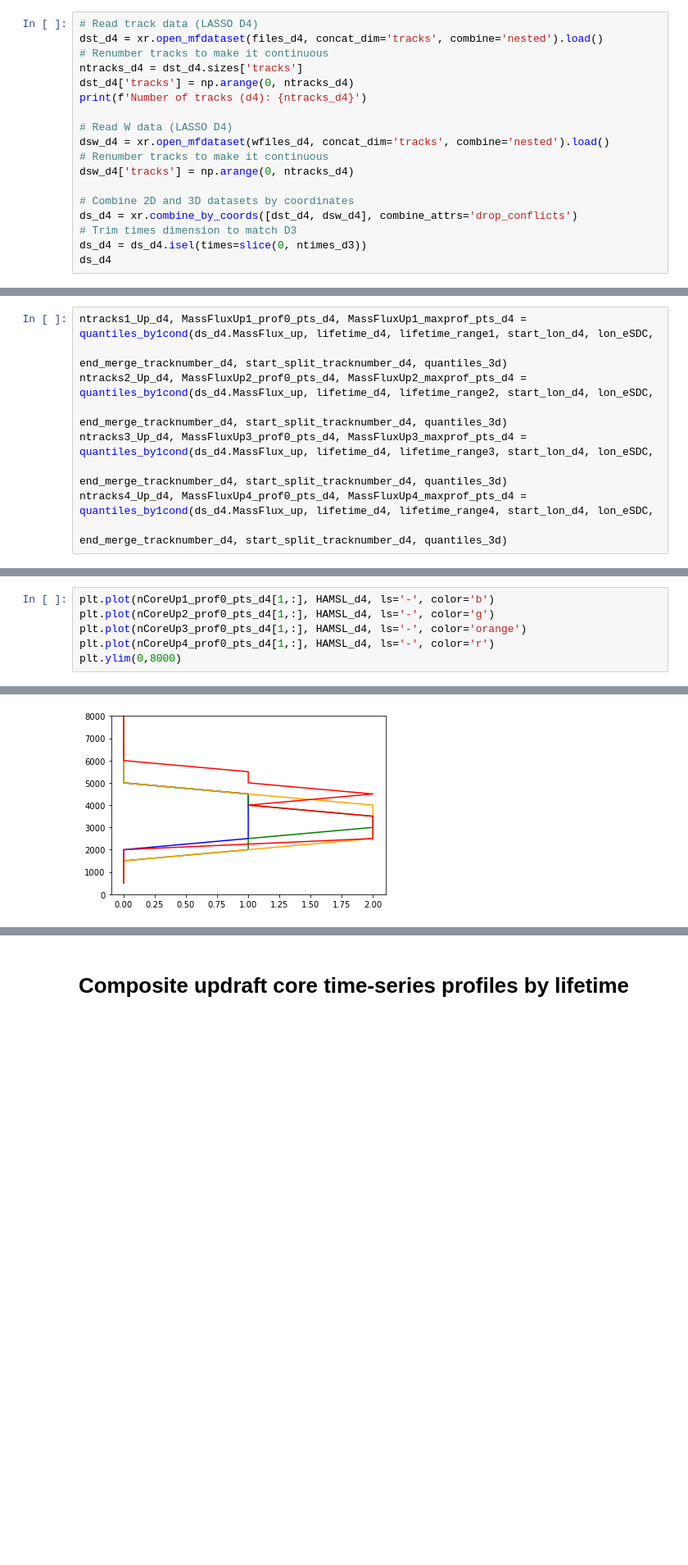
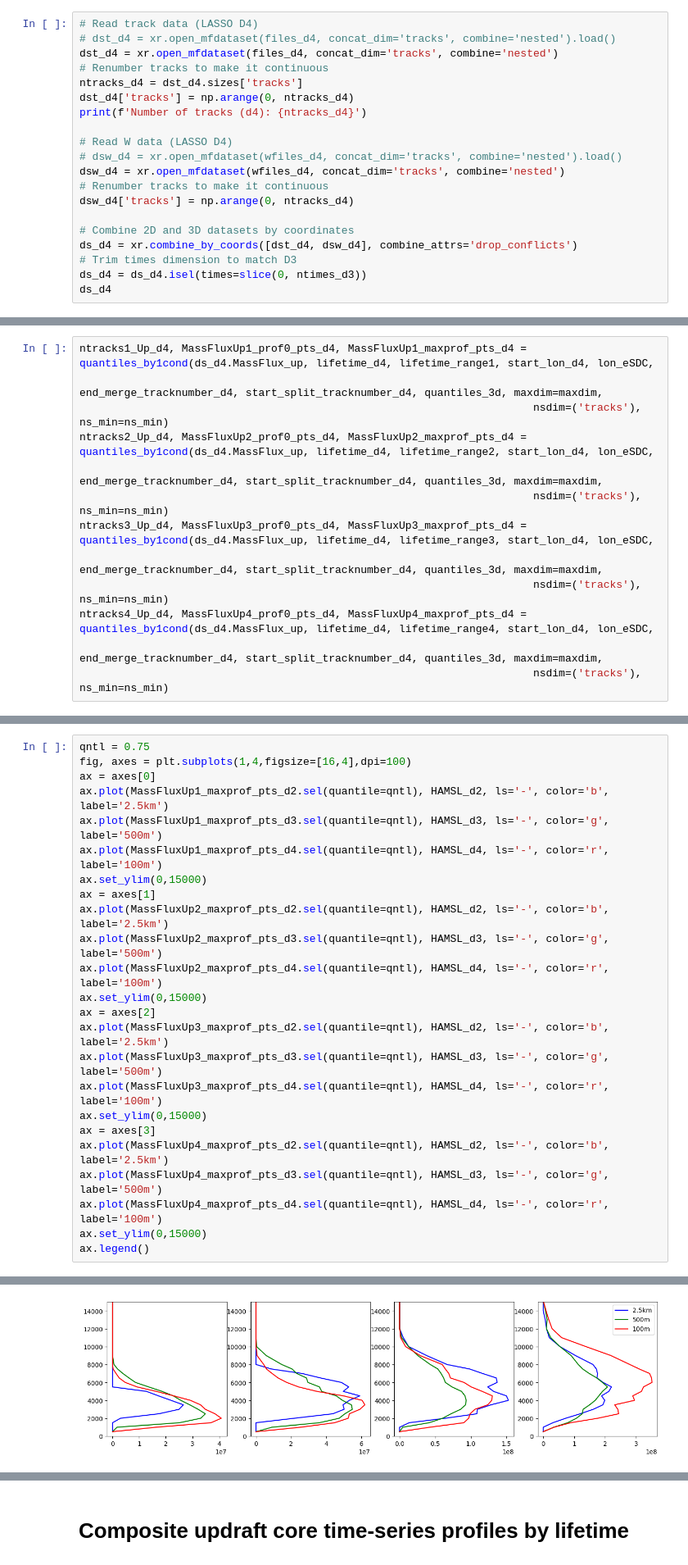
Before and after one commit to ICLASS-SFA/lasso_cellgrowth, a Jupyter notebook: notebooks/plot_w_celltrack_stats_bylifetime.ipynb, the cells around one changed output, grey strips where cells are left out. Shown at 82% size. Cells and saved outputs as stored; diff of their text form; blank space fills up the shorter version.

```diff
--- a/notebooks/plot_w_celltrack_stats_bylifetime.ipynb
+++ b/notebooks/plot_w_celltrack_stats_bylifetime.ipynb
@@ -143,14 +187,16 @@ Data variables: (12/49)
     pixel_radius_km:       0.5
 # %%
 # Read track data (LASSO D4)
-dst_d4 = xr.open_mfdataset(files_d4, concat_dim='tracks', combine='nested').load()
+# dst_d4 = xr.open_mfdataset(files_d4, concat_dim='tracks', combine='nested').load()
+dst_d4 = xr.open_mfdataset(files_d4, concat_dim='tracks', combine='nested')
 # Renumber tracks to make it continuous
 ntracks_d4 = dst_d4.sizes['tracks']
 dst_d4['tracks'] = np.arange(0, ntracks_d4)
 print(f'Number of tracks (d4): {ntracks_d4}')
 
 # Read W data (LASSO D4)
-dsw_d4 = xr.open_mfdataset(wfiles_d4, concat_dim='tracks', combine='nested').load()
+# dsw_d4 = xr.open_mfdataset(wfiles_d4, concat_dim='tracks', combine='nested').load()
+dsw_d4 = xr.open_mfdataset(wfiles_d4, concat_dim='tracks', combine='nested')
 # Renumber tracks to make it continuous
 dsw_d4['tracks'] = np.arange(0, ntracks_d4)
 
@@ -383,9 +839,13 @@ ntracks4_Up_d3, MassFluxUp4_prof0_pts_d3, MassFluxUp4_maxprof_pts_d3 = quantiles
 # %%
 ntracks1_Up_d4, MassFluxUp1_prof0_pts_d4, MassFluxUp1_maxprof_pts_d4 = quantiles_by1cond(ds_d4.MassFlux_up, lifetime_d4, lifetime_range1, start_lon_d4, lon_eSDC,
-                                                                       end_merge_tracknumber_d4, start_split_tracknumber_d4, quantiles_3d)
+                                                                       end_merge_tracknumber_d4, start_split_tracknumber_d4, quantiles_3d, maxdim=maxdim,
+                                                                       nsdim=('tracks'), ns_min=ns_min)
 ntracks2_Up_d4, MassFluxUp2_prof0_pts_d4, MassFluxUp2_maxprof_pts_d4 = quantiles_by1cond(ds_d4.MassFlux_up, lifetime_d4, lifetime_range2, start_lon_d4, lon_eSDC,
-                                                                       end_merge_tracknumber_d4, start_split_tracknumber_d4, quantiles_3d)
+                                                                       end_merge_tracknumber_d4, start_split_tracknumber_d4, quantiles_3d, maxdim=maxdim,
+                                                                       nsdim=('tracks'), ns_min=ns_min)
 ntracks3_Up_d4, MassFluxUp3_prof0_pts_d4, MassFluxUp3_maxprof_pts_d4 = quantiles_by1cond(ds_d4.MassFlux_up, lifetime_d4, lifetime_range3, start_lon_d4, lon_eSDC,
-                                                                       end_merge_tracknumber_d4, start_split_tracknumber_d4, quantiles_3d)
+                                                                       end_merge_tracknumber_d4, start_split_tracknumber_d4, quantiles_3d, maxdim=maxdim,
+                                                                       nsdim=('tracks'), ns_min=ns_min)
 ntracks4_Up_d4, MassFluxUp4_prof0_pts_d4, MassFluxUp4_maxprof_pts_d4 = quantiles_by1cond(ds_d4.MassFlux_up, lifetime_d4, lifetime_range4, start_lon_d4, lon_eSDC,
-                                                                       end_merge_tracknumber_d4, start_split_tracknumber_d4, quantiles_3d)
+                                                                       end_merge_tracknumber_d4, start_split_tracknumber_d4, quantiles_3d, maxdim=maxdim,
+                                                                       nsdim=('tracks'), ns_min=ns_min)
@@ -401,7 +879,25 @@ plt.ylim(0,8000)
 # %%
-plt.plot(nCoreUp1_prof0_pts_d4[1,:], HAMSL_d4, ls='-', color='b')
-plt.plot(nCoreUp2_prof0_pts_d4[1,:], HAMSL_d4, ls='-', color='g')
-plt.plot(nCoreUp3_prof0_pts_d4[1,:], HAMSL_d4, ls='-', color='orange')
-plt.plot(nCoreUp4_prof0_pts_d4[1,:], HAMSL_d4, ls='-', color='r')
-plt.ylim(0,8000)
+qntl = 0.75
+fig, axes = plt.subplots(1,4,figsize=[16,4],dpi=100)
+ax = axes[0]
+ax.plot(MassFluxUp1_maxprof_pts_d2.sel(quantile=qntl), HAMSL_d2, ls='-', color='b', label='2.5km')
+ax.plot(MassFluxUp1_maxprof_pts_d3.sel(quantile=qntl), HAMSL_d3, ls='-', color='g', label='500m')
+ax.plot(MassFluxUp1_maxprof_pts_d4.sel(quantile=qntl), HAMSL_d4, ls='-', color='r', label='100m')
+ax.set_ylim(0,15000)
+ax = axes[1]
+ax.plot(MassFluxUp2_maxprof_pts_d2.sel(quantile=qntl), HAMSL_d2, ls='-', color='b', label='2.5km')
+ax.plot(MassFluxUp2_maxprof_pts_d3.sel(quantile=qntl), HAMSL_d3, ls='-', color='g', label='500m')
+ax.plot(MassFluxUp2_maxprof_pts_d4.sel(quantile=qntl), HAMSL_d4, ls='-', color='r', label='100m')
+ax.set_ylim(0,15000)
+ax = axes[2]
+ax.plot(MassFluxUp3_maxprof_pts_d2.sel(quantile=qntl), HAMSL_d2, ls='-', color='b', label='2.5km')
+ax.plot(MassFluxUp3_maxprof_pts_d3.sel(quantile=qntl), HAMSL_d3, ls='-', color='g', label='500m')
+ax.plot(MassFluxUp3_maxprof_pts_d4.sel(quantile=qntl), HAMSL_d4, ls='-', color='r', label='100m')
+ax.set_ylim(0,15000)
+ax = axes[3]
+ax.plot(MassFluxUp4_maxprof_pts_d2.sel(quantile=qntl), HAMSL_d2, ls='-', color='b', label='2.5km')
+ax.plot(MassFluxUp4_maxprof_pts_d3.sel(quantile=qntl), HAMSL_d3, ls='-', color='g', label='500m')
+ax.plot(MassFluxUp4_maxprof_pts_d4.sel(quantile=qntl), HAMSL_d4, ls='-', color='r', label='100m')
+ax.set_ylim(0,15000)
+ax.legend()
 # %% [output]
@@ -409 +905 @@ plt.ylim(0,8000)
-[figure, old version]
+[figure, new version]
```
Also changed, not shown: parts of 97 cells of this notebook, 12 other files.
